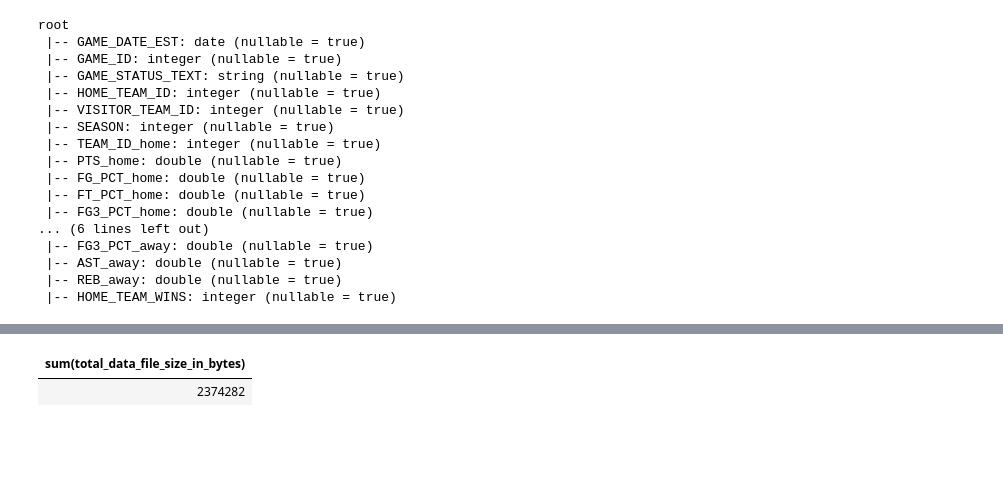
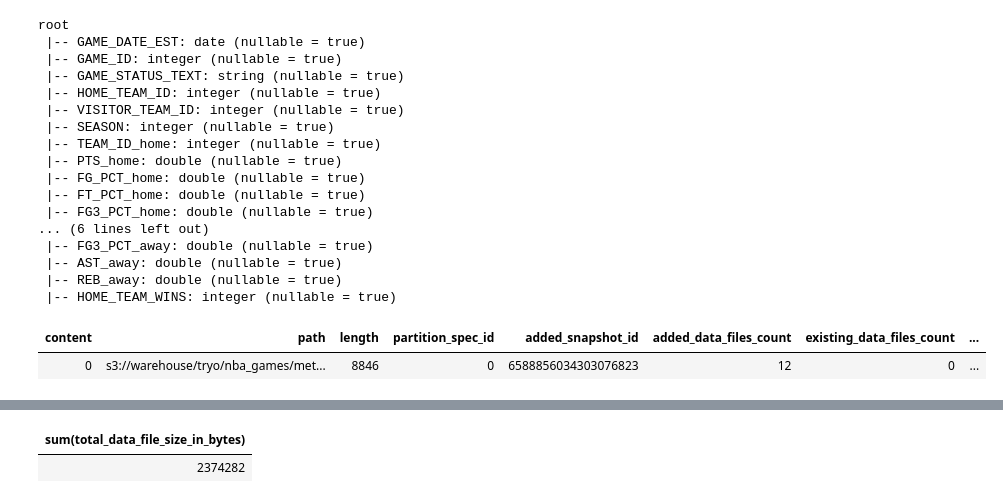
Before and after one commit to sancara/apacheiceberg, a Jupyter notebook: notebooks/nba_demo_iceberg.ipynb, the cells around one changed output, grey strips where cells are left out. Cells and saved outputs as stored; diff of their text form; code cells hidden in the pictures; blank space fills up the shorter version.

```diff
--- a/notebooks/nba_demo_iceberg.ipynb
+++ b/notebooks/nba_demo_iceberg.ipynb
@@ -90,2 +90,16 @@ df_nba.writeTo("tryo.nba_games") \
   .using("iceberg") \
   .createOrReplace()
+# %%
+%%sql
+-- Tablas de metadata disponibles en Iceberg:
+-- .snapshots - historial de versiones
+-- .history - cuando cada snapshot se hizo current
+-- .files - archivos de datos
+-- .manifests - archivos manifest
+-- .partitions - información de particiones
+-- .refs - branches y tags
+
+SELECT * FROM demo.tryo.nba_games.manifests LIMIT 10
+# %% [output]
+| content | path | length | partition_spec_id | added_snapshot_id | added_data_files_count | existing_data_files_count | ... |
+| 0 | s3://warehouse/tryo/nba_games/met... | 8846 | 0 | 6588856034303076823 | 12 | 0 | ... |
```
Also changed, not shown: parts of 23 cells of this notebook, 1 other file.
